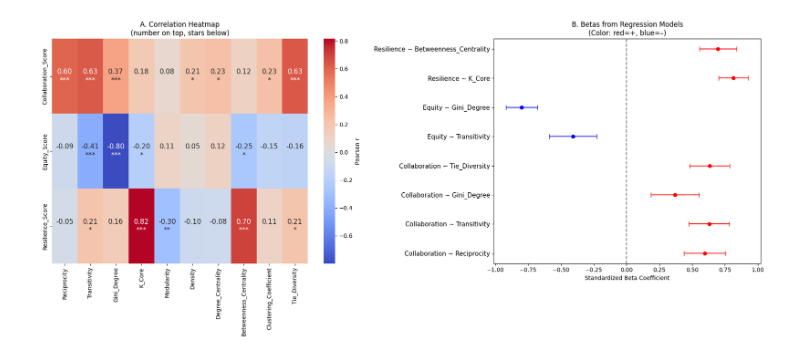
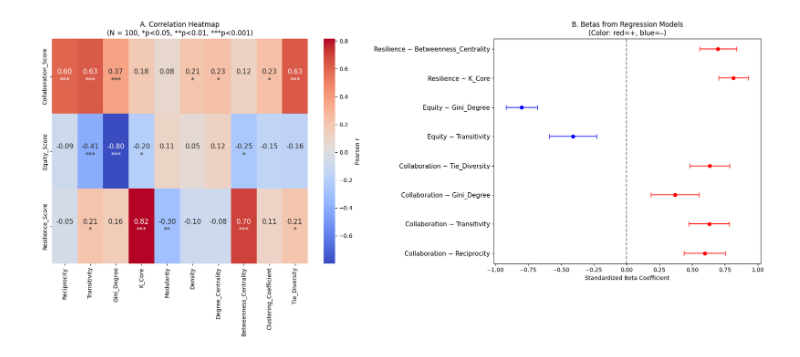
Before and after one commit to DrNelsonJatel/Testing-Social-Network-Metrics, a Jupyter notebook: SNA_metrics_correlation_heatmap_standardized_betas_RM.ipynb, the cells around one changed output. Cells and saved outputs as stored; diff of their text form; code cells hidden in the pictures.

```diff
--- a/SNA_metrics_correlation_heatmap_standardized_betas_RM.ipynb
+++ b/SNA_metrics_correlation_heatmap_standardized_betas_RM.ipynb
@@ -75,32 +75,32 @@ for out, met in selected_pairs:
     labels.append(f"{out.replace('_Score','')} ~ {met}")
 
 betas = np.array(betas)
 errors = np.array(errors)
 
 # -------------------
 # Plot combined figure
 # -------------------
 fig, axes = plt.subplots(1, 2, figsize=(18, 8), gridspec_kw={'width_ratios': [1.2, 1]})
 
 # Panel A: heatmap
 sns.heatmap(corr_matrix, annot=annot_matrix, fmt='', cmap='coolwarm',
             xticklabels=metrics, yticklabels=outcomes, ax=axes[0],
             cbar_kws={'label': 'Pearson r'}, annot_kws={"size": 12})
-axes[0].set_title("A. Correlation Heatmap\n(number on top, stars below)")
+axes[0].set_title("A. Correlation Heatmap\n(N = 100, *p<0.05, **p<0.01, ***p<0.001)")
 
 # Panel B: forest plot with color by sign
 for i in range(len(betas)):
     color = 'red' if betas[i] > 0 else 'blue'
     axes[1].errorbar(betas[i], i, xerr=errors[i]*1.96, fmt='o', color=color, ecolor=color, capsize=4)
 
 axes[1].axvline(0, color='grey', linestyle='--')
 axes[1].set_yticks(range(len(labels)))
 axes[1].set_yticklabels(labels, fontsize=11)
 axes[1].set_xlabel("Standardized Beta Coefficient")
 axes[1].set_title("B. Betas from Regression Models\n(Color: red=+, blue=–)")
 
 plt.tight_layout()
 plt.savefig("Enhanced_Combined_Heatmap_ForestPlot.png", dpi=400, bbox_inches='tight')
 plt.show()
 # %% [output]
-[figure, old version]
+[figure, new version]
```
